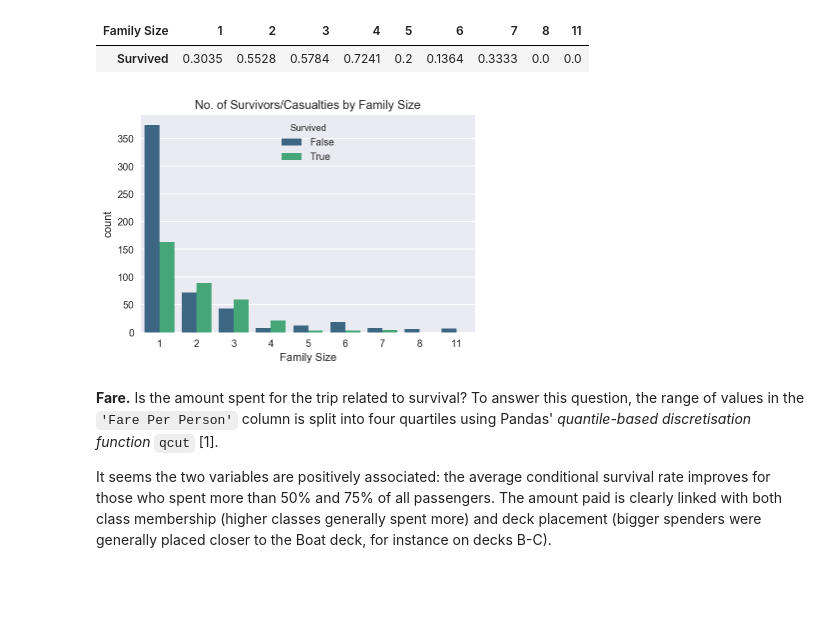
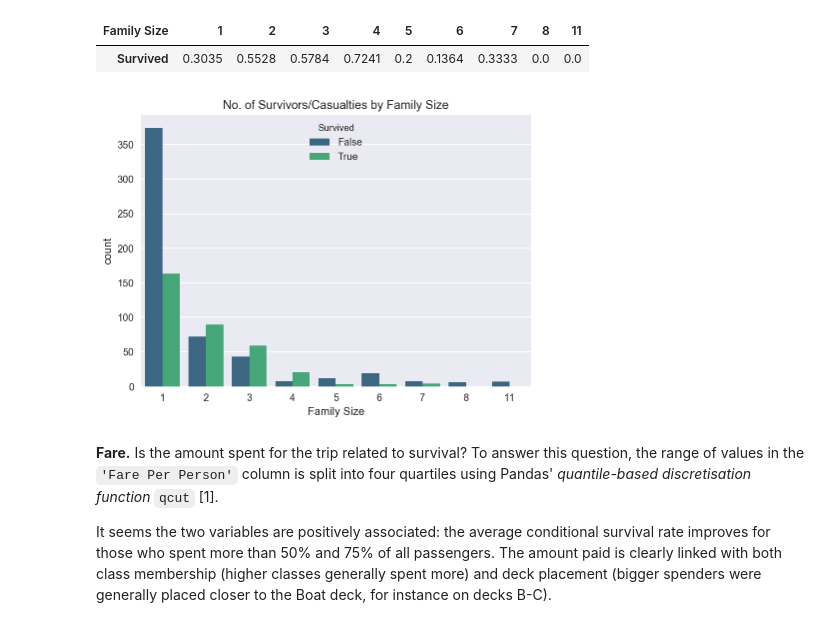
Before and after one commit to federicomariamassari/udacity-dand, a Jupyter notebook: projects/p2/dand-p2-investigate-a-dataset.ipynb, the cells around one changed output. Cells and saved outputs as stored; diff of their text form; code cells hidden in the pictures; blank space fills up the shorter version.

```diff
--- a/projects/p2/dand-p2-investigate-a-dataset.ipynb
+++ b/projects/p2/dand-p2-investigate-a-dataset.ipynb
@@ -1372,11 +1375,12 @@ titanic_df.pivot_table('Survived', index = 'Family Size').T
 | Family Size | 1 | 2 | 3 | 4 | 5 | 6 | 7 | 8 | 11 |
 | Survived | 0.3035 | 0.5528 | 0.5784 | 0.7241 | 0.2 | 0.1364 | 0.3333 | 0.0 | 0.0 |
 # %%
+plt.figure(figsize=(7,5))
 sns.countplot('Family Size', hue = 'Survived', data = titanic_df,
               palette = 'viridis');
 plt.title('No. of Survivors/Casualties by Family Size');
 # %% [output]
-[figure, old version]
+[figure, new version]
 # %% [markdown]
 __Fare.__ Is the amount spent for the trip related to survival? To answer this question, the range of values in the `'Fare Per Person'` column is split into four quartiles using Pandas' _quantile-based discretisation function_ `qcut` [1].
 
```
Also changed, not shown: parts of 5 cells of this notebook.
